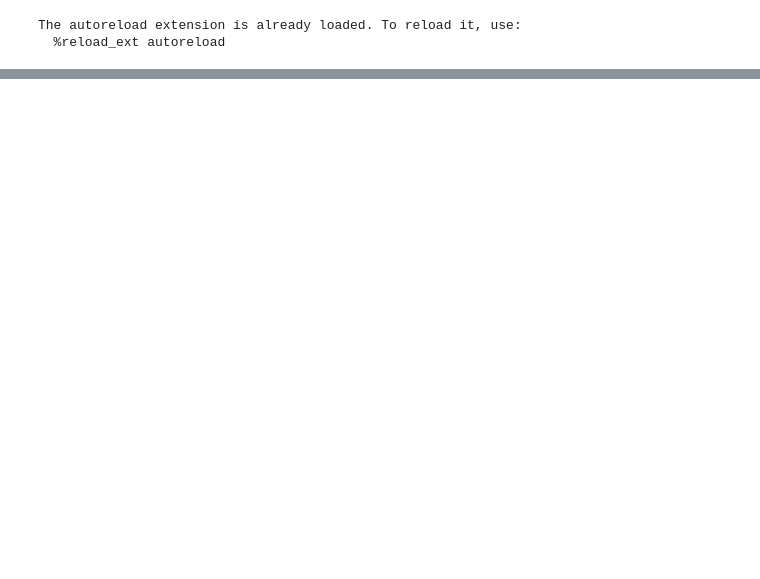
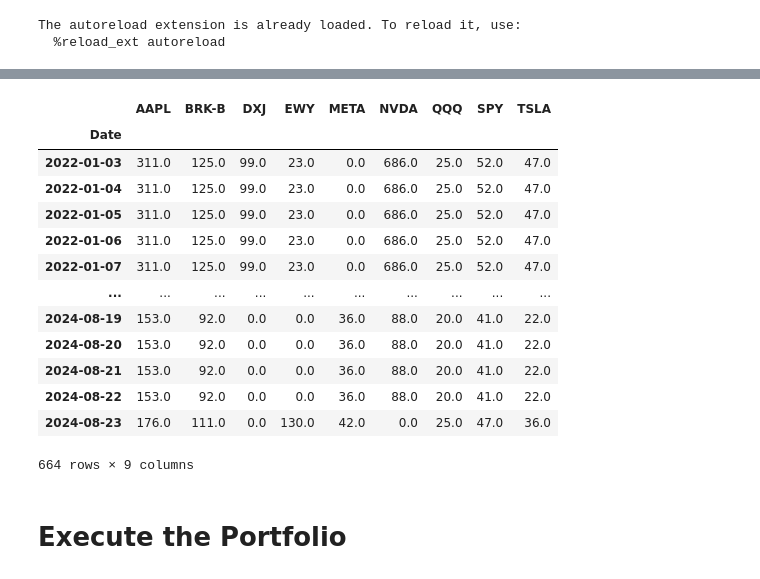
Before and after one commit to lok419/my-trading, a Jupyter notebook: strategy_v2/ExecutePortfoliov2.ipynb, the cells around one changed output, grey strips where cells are left out. Drawn from its saved outputs; the diff is of its cells as text; code cells hidden in the pictures; blank space fills up the shorter version.

```diff
--- a/strategy_v2/ExecutePortfoliov2.ipynb
+++ b/strategy_v2/ExecutePortfoliov2.ipynb
@@ -62,3 +60,6 @@ portfolio.performance(show_all_rets=True)
 | Annualized Volatility | 0.215609 | 0.213927 | 0.180336 | 0.209446 |
 | Annualized Sharpe Ratio | 1.040507 | 1.021213 | 0.242377 | 1.092920 |
 | Maximum Drawdown | -0.267453 | -0.258937 | -0.254251 | -0.243479 |
+# %%
+portfolio.get_position_for_trade()
+# %% [output]
@@ -64,0 +68,16 @@ portfolio.performance(show_all_rets=True)
+|  | AAPL | BRK-B | DXJ | EWY | META | NVDA | QQQ | SPY | TSLA |
+| Date |  |  |  |  |  |  |  |  |  |
+| 2022-01-03 | 311.0 | 125.0 | 99.0 | 23.0 | 0.0 | 686.0 | 25.0 | 52.0 | 47.0 |
+| 2022-01-04 | 311.0 | 125.0 | 99.0 | 23.0 | 0.0 | 686.0 | 25.0 | 52.0 | 47.0 |
+| 2022-01-05 | 311.0 | 125.0 | 99.0 | 23.0 | 0.0 | 686.0 | 25.0 | 52.0 | 47.0 |
+| 2022-01-06 | 311.0 | 125.0 | 99.0 | 23.0 | 0.0 | 686.0 | 25.0 | 52.0 | 47.0 |
+| 2022-01-07 | 311.0 | 125.0 | 99.0 | 23.0 | 0.0 | 686.0 | 25.0 | 52.0 | 47.0 |
+| ... | ... | ... | ... | ... | ... | ... | ... | ... | ... |
+| 2024-08-19 | 153.0 | 92.0 | 0.0 | 0.0 | 36.0 | 88.0 | 20.0 | 41.0 | 22.0 |
+| 2024-08-20 | 153.0 | 92.0 | 0.0 | 0.0 | 36.0 | 88.0 | 20.0 | 41.0 | 22.0 |
+| 2024-08-21 | 153.0 | 92.0 | 0.0 | 0.0 | 36.0 | 88.0 | 20.0 | 41.0 | 22.0 |
+| 2024-08-22 | 153.0 | 92.0 | 0.0 | 0.0 | 36.0 | 88.0 | 20.0 | 41.0 | 22.0 |
+| 2024-08-23 | 176.0 | 111.0 | 0.0 | 130.0 | 42.0 | 0.0 | 25.0 | 47.0 | 36.0 |
+664 rows × 9 columns
+# %% [markdown]
+# Execute the Portfolio
```
Also changed, not shown: parts of 3 cells of this notebook, 1 other file.
